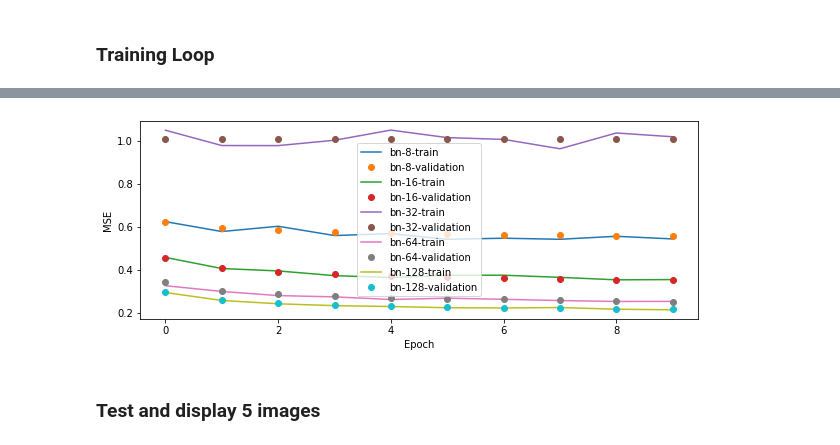
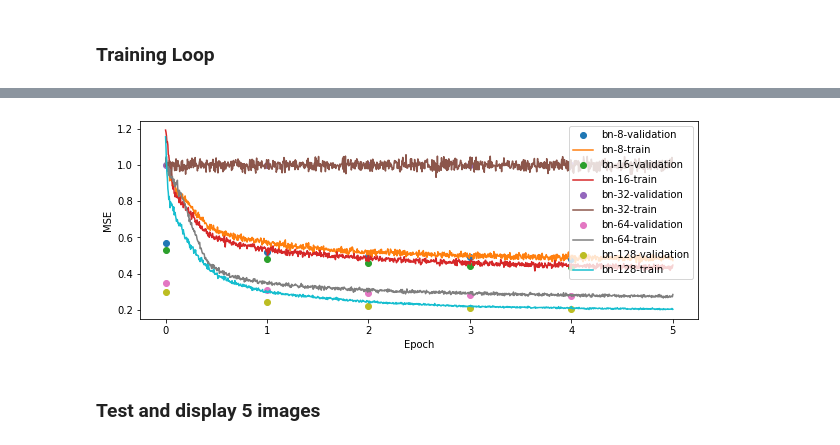
Before and after one commit to alvaroguerin/dlai-2019-projects, a Jupyter notebook: team16/DLAI_2019.ipynb, the cells around one changed output, grey strips where cells are left out. Saved outputs shown, nothing was run; the diff lists cells and outputs as text; code cells hidden in the pictures.

```diff
--- a/team16/DLAI_2019.ipynb
+++ b/team16/DLAI_2019.ipynb
@@ -75,7 +64,7 @@ Done!
 # %%
 train_size = len(mnist_trainset)
 print('train_size {}'.format(train_size))
-validation_size = np.floor(0.05*train_size)
+validation_size = int(np.floor(0.05*train_size))
 print('validation_size {}'.format(validation_size))
 train_samples, validation_samples = torch.utils.data.random_split(mnist_trainset, (int(train_size - validation_size), int(validation_size)))
 # %% [output]
@@ -159,7 +142,7 @@ class ConvDecoder(nn.Module):
     self.trans_conv2 = nn.ConvTranspose2d(self.N_filters, 1, filter_size, stride=2) # 64 to 32 channels, with 2x spatial dimension upsampling (stride == filter_size == 2)
     self.fc = nn.Sequential(
         nn.Linear(self.bottleneck, 7*7*self.N_filters*2),
-        nn.ReLU()
+        nn.Tanh()
     )
 
   def forward(self, x):
@@ -190,8 +173,7 @@ def train_epoch(train_loader, network, optimizer, criterion, hparams):
   # Activate the train=True flag inside the model
   network.train()
   device = hparams['device']
-  avg_loss = None
-  avg_weight = 0.1
+  train_loss = []
   for batch_idx, (data, target) in enumerate(train_loader):
       target = F.one_hot(target, 10)
       data, target = data.to(device), target.to(device, dtype= torch.float)
@@ -202,13 +184,13 @@ def train_epoch(train_loader, network, optimizer, criterion, hparams):
       loss = criterion(output, data)
       loss.backward()
       optimizer.step()
-      avg_loss = loss.item()
+      train_loss.append(loss.item())
       network.state_dict()
       if batch_idx % hparams['log_batch_freq'] == 0:
           print('Train Epoch: {} [{}/{} ({:.0f}%)]\tLoss: {:.6f}'.format(
               epoch, batch_idx * len(data), len(train_loader.dataset),
               100. * batch_idx / len(train_loader), loss.item()))
-  return avg_loss
+  return train_loss
 # %%
 def test_epoch(test_loader, network, criterion, hparams, validation=False):
     network.eval()
@@ -236,20 +218,20 @@ criterion = nn.MSELoss()
 # %%
 # [8, 16, 32, 64, 128] We want an ordered set, so we use list() instead of set()
 bottleneck_set = [2**(i+3) for i in range(5)]
-bottleneck = 128
+
 # Define a losses dictionary with keys the bottleneck size and values the
 # train, validation losses. We will use this to monitor the model performance
 # later.
 losses = dict()
-#for bottleneck in bottleneck_set:
-print("Training ConvAutoEncoder with bottleneck: {}".format(bottleneck))
-net = ConvAutoEncoder(bottleneck)
-optimizer = optim.Adam(net.parameters(), lr=hparams['learning_rate'])
+for bottleneck in bottleneck_set:
+    print("Training ConvAutoEncoder with bottleneck: {}".format(bottleneck))
+    net = ConvAutoEncoder(bottleneck)
+    optimizer = optim.Adam(net.parameters(), lr=hparams['learning_rate'])
 
-train_losses = []
-validation_losses = []
-for epoch in range(1, hparams['num_epochs'] + 1):
-  train_losses.append(train_epoch(train_loader, net, optimizer, criterion, hparams))
-  validation_losses.append(test_epoch(validation_loader, net, criterion, hparams, validation=True))
-  #validation_accs.append(validation_acc)
-losses.update({bottleneck: {"train_loss": train_losses, "val_loss": validation_losses}})
+    train_losses = []
+    validation_losses = []
+    for epoch in range(1, hparams['num_epochs'] + 1):
+      train_losses.extend(train_epoch(train_loader, net, optimizer, criterion, hparams))
+      validation_losses.append(test_epoch(validation_loader, net, criterion, hparams, validation=True))
+      #validation_accs.append(validation_acc)
+    losses.update({bottleneck: {"train_loss": train_losses, "val_loss": validation_losses}})
@@ -274,15 +238,18 @@ Validation set: Average loss: 0.2030, Accuracy: 0/3000 (0%)
 # %%
 plt.figure(figsize=(10, 8))
 plt.subplot(2,1,1)
 plt.xlabel('Epoch')
 plt.ylabel('MSE')
 for bn, loss in losses.items():
-  plt.plot(loss['train_loss'], label='bn-{}-train'.format(bn))
   plt.plot(loss['val_loss'], 'o', label='bn-{}-validation'.format(bn))
+  plt.plot(list(np.linspace(0, 5, 1115)),
+           loss['train_loss'],
+           label='bn-{}-train'.format(bn))
+
 plt.legend()
 plt.show()
 # %% [output]
-[figure, old version]
+[figure, new version]
 # %% [markdown]
 # <h3><b>Test and display 5 images</h3></b>
 # %%
```
Also changed, not shown: parts of 13 cells of this notebook.
